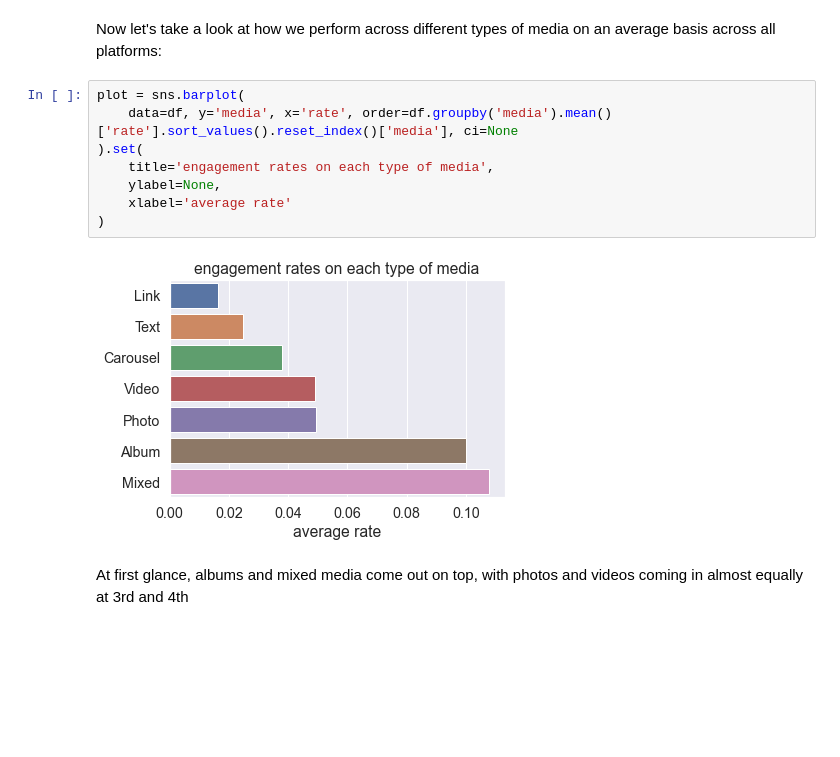
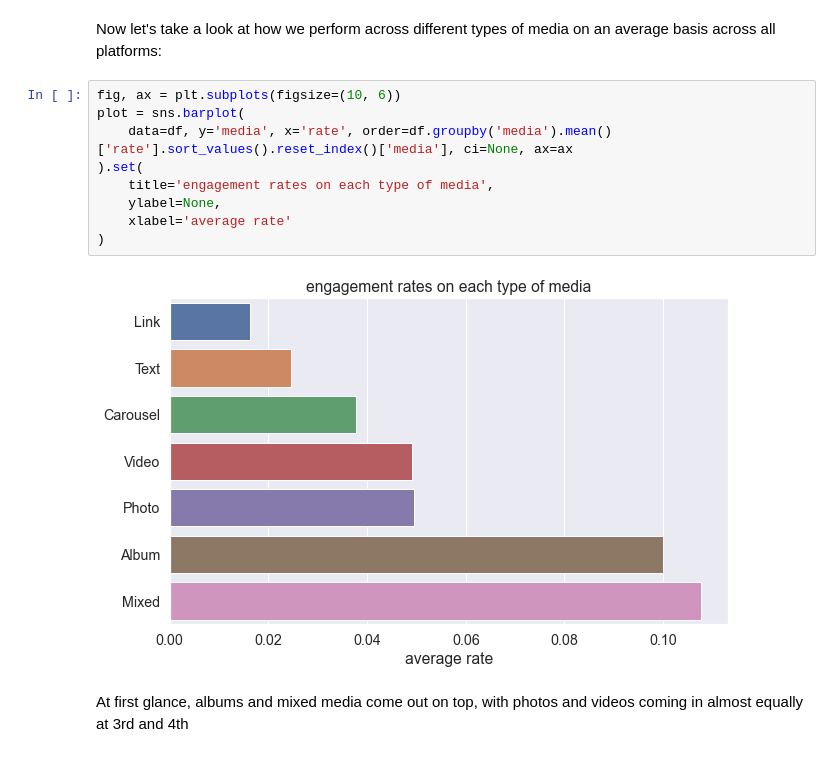
Before and after one commit to rdszhao/evil-analysis, a Jupyter notebook: report.ipynb, the cells around one changed output. Saved outputs shown, nothing was run; the diff lists cells and outputs as text; blank space fills up the shorter version.

```diff
--- a/report.ipynb
+++ b/report.ipynb
@@ -184,15 +186,16 @@ CSGO dominantes average impressions and engagements per post but DOTA actually p
 # %% [markdown]
 Now let's take a look at how we perform across different types of media on an average basis across all platforms:
 # %%
+fig, ax = plt.subplots(figsize=(10, 6))
 plot = sns.barplot(
-    data=df, y='media', x='rate', order=df.groupby('media').mean()['rate'].sort_values().reset_index()['media'], ci=None
+    data=df, y='media', x='rate', order=df.groupby('media').mean()['rate'].sort_values().reset_index()['media'], ci=None, ax=ax
 ).set(
     title='engagement rates on each type of media',
     ylabel=None,
     xlabel='average rate'
 )
 # %% [output]
-[figure, old version]
+[figure, new version]
 # %% [markdown]
 At first glance, albums and mixed media come out on top, with photos and videos coming in almost equally at 3rd and 4th
 # %% [markdown]
```
Also changed, not shown: parts of 8 cells of this notebook.
